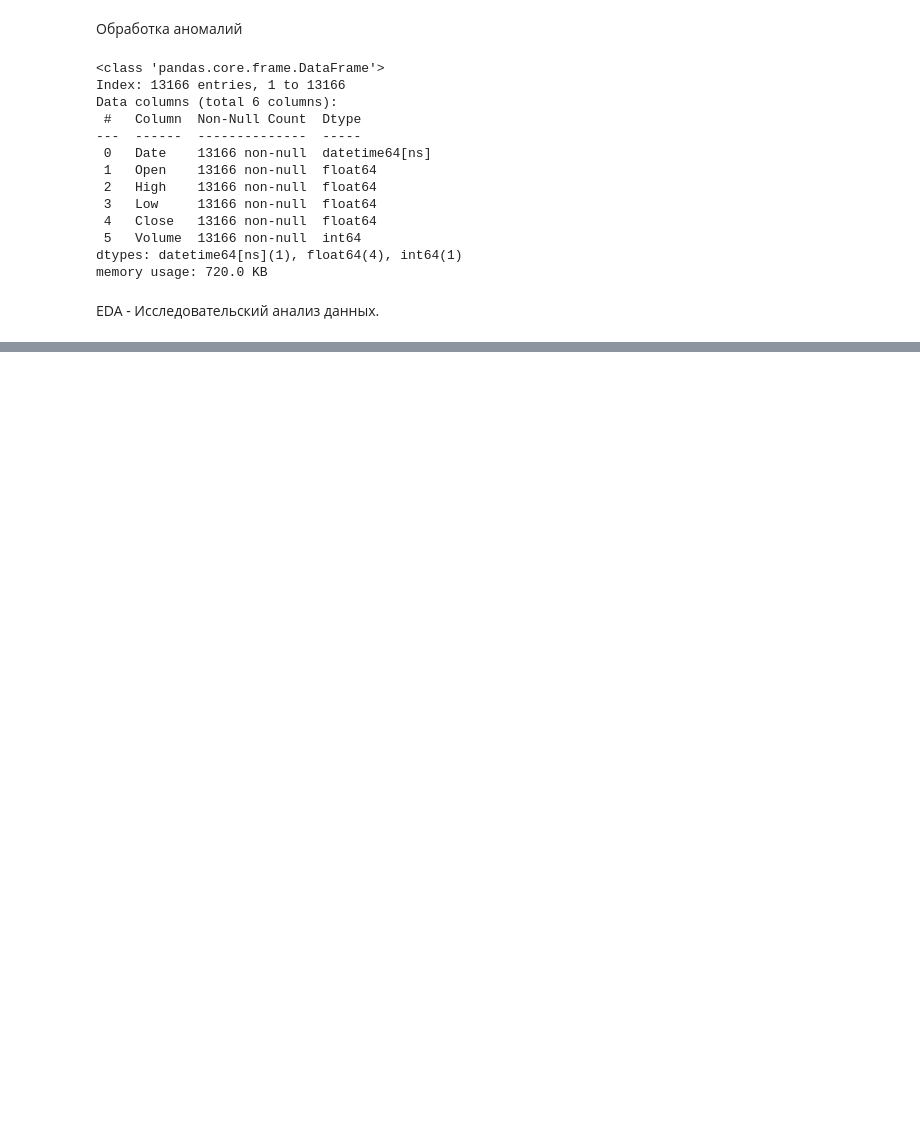
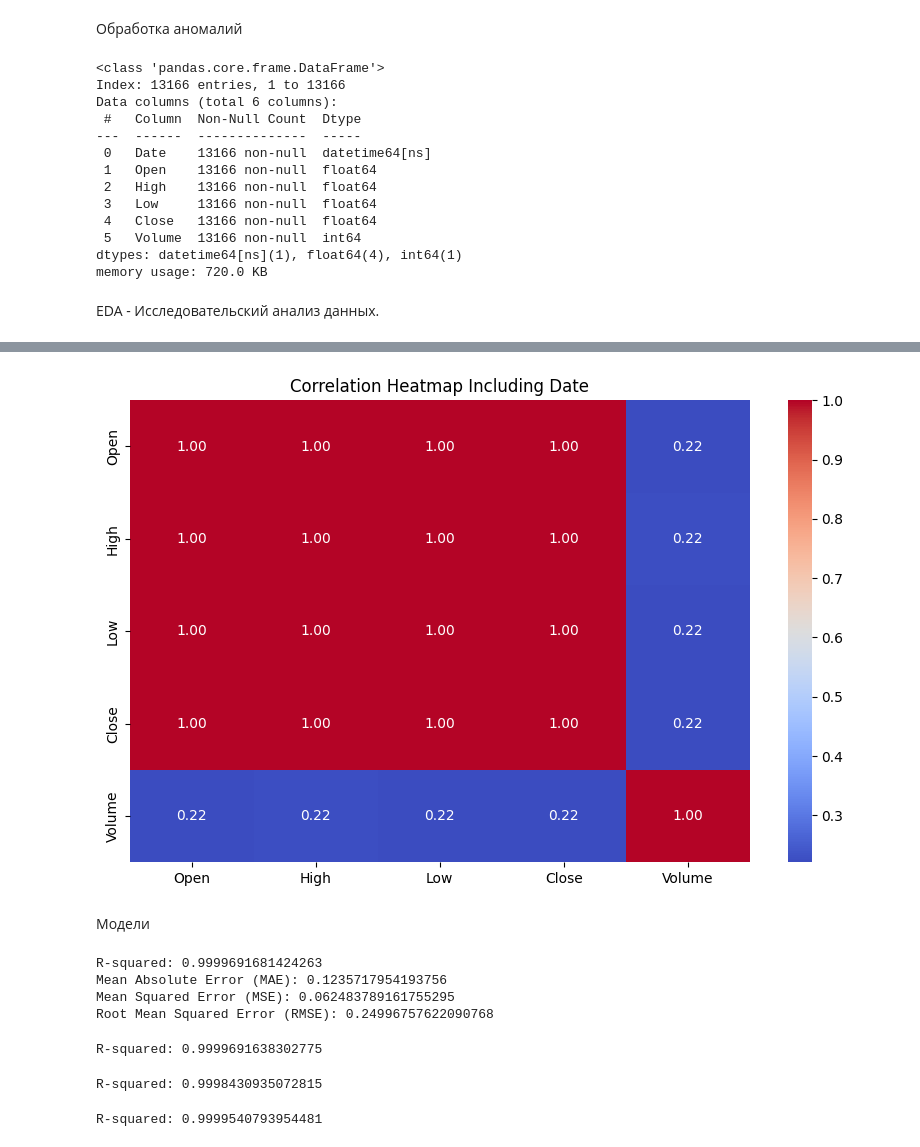
Before and after one commit to mks2607/Data_mks, a Jupyter notebook: PepsiPrice.ipynb, the cells around one changed output, grey strips where cells are left out. Saved outputs shown, nothing was run; the diff lists cells and outputs as text; code cells hidden in the pictures; blank space fills up the shorter version.

```diff
--- a/PepsiPrice.ipynb
+++ b/PepsiPrice.ipynb
@@ -110,0 +132,73 @@ fig.show()
+# %%
+
+
+#Анализ кореляции
+
+plt.figure(figsize=(10,6))
+sns.heatmap(df.corr(), annot=True, cmap='coolwarm', fmt='.2f')
+plt.title('Correlation Heatmap Including Date')
+plt.show()
+# %% [output]
+[figure, added]
+# %% [markdown]
+Модели
+# %%
+#Линейная регрессия
+X = df[['Open','High', 'Low','Volume']] #функции
+y = df['Close'] #целевая переменная
+
+
+# Разделить данные на обучающий и тестовый наборы
+X_train, X_test, y_train, y_test = train_test_split( X, y, test_size=0.2, random_state=42)
+
+# Define and train the model
+model = LinearRegression()
+model.fit(X_train, y_train)
+
+# Predict using the test data
+y_pred = model.predict(X_test)
+
+# Evaluate the model
+print("R-squared:", model.score(X_test, y_test))
+print("Mean Absolute Error (MAE):", mean_absolute_error(y_test, y_pred))
+print("Mean Squared Error (MSE):", mean_squared_error(y_test, y_pred))
+print("Root Mean Squared Error (RMSE):", np.sqrt(mean_squared_error(y_test, y_pred)))
+# %% [output]
+R-squared: 0.9999691681424263
+Mean Absolute Error (MAE): 0.1235717954193756
+Mean Squared Error (MSE): 0.062483789161755295
+Root Mean Squared Error (RMSE): 0.24996757622090768
+# %%
+# Define and train the model
+model = Ridge(alpha=1.0)
+model.fit(X_train, y_train)
+
+# Predict and evaluate
+y_pred = model.predict(X_test)
+print("R-squared:", model.score(X_test, y_test))
+# %% [output]
+R-squared: 0.9999691638302775
+# %%
+from sklearn.linear_model import Lasso
+
+# Define and train the model
+model = Lasso(alpha=0.1)
+model.fit(X_train, y_train)
+
+# Predict and evaluate
+y_pred = model.predict(X_test)
+print("R-squared:", model.score(X_test, y_test))
+# %% [output]
+R-squared: 0.9998430935072815
+# %%
+from sklearn.ensemble import RandomForestRegressor
+
+# Define and train the model
+model = RandomForestRegressor(n_estimators=100, random_state=42)
+model.fit(X_train, y_train)
+
+# Predict and evaluate
+y_pred = model.predict(X_test)
+print("R-squared:", model.score(X_test, y_test))
+# %% [output]
+R-squared: 0.9999540793954481
```
Also changed, not shown: parts of 6 cells of this notebook.
